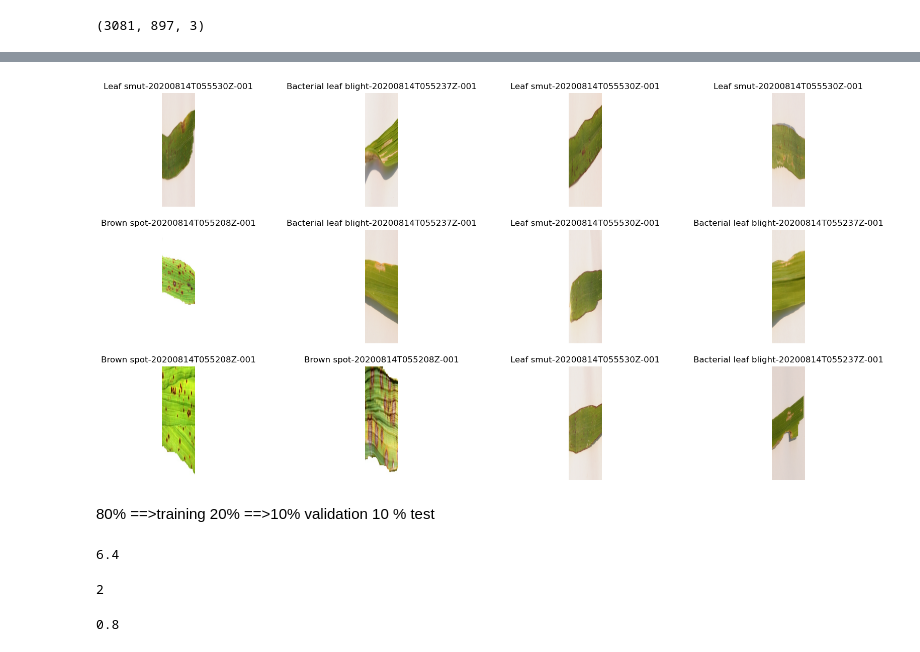
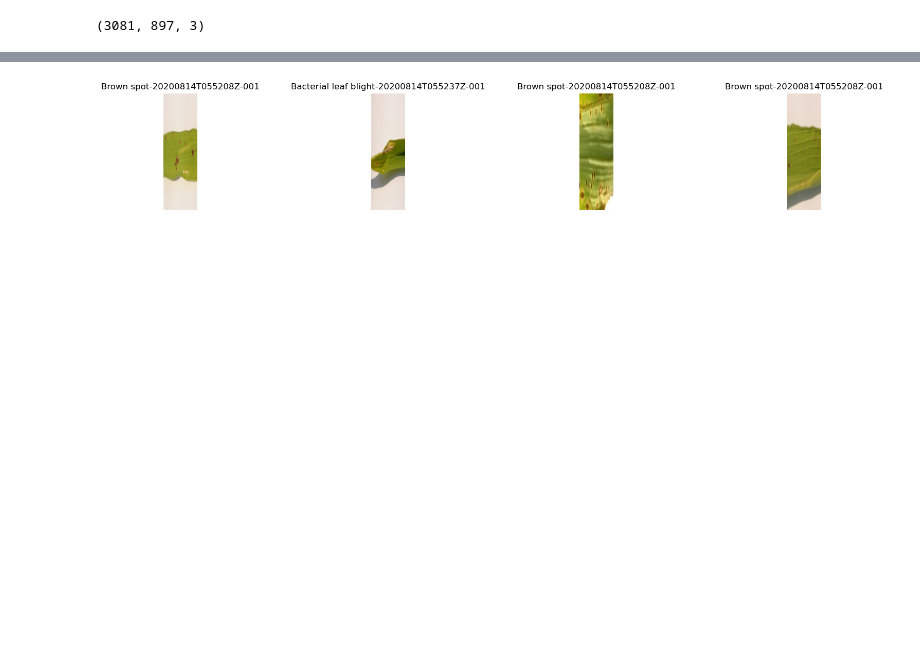
Before and after one commit to favaskri/RiceDisease, a Jupyter notebook: Rice_Leaf_Disease.ipynb, the cells around one changed output, grey strips where cells are left out. Drawn from its saved outputs; the diff is of its cells as text; code cells hidden in the pictures; blank space fills up the shorter version.

```diff
--- a/Rice_Leaf_Disease.ipynb
+++ b/Rice_Leaf_Disease.ipynb
@@ -11,7 +11,7 @@ from tensorflow.keras import models,layers
 # %% [output]
 TensorFlow version: 2.11.0
 # %%
-BATCH_SIZE=15
+BATCH_SIZE=5
 WIDTH=3081
 HIGHT=897
 CHANNELS=3
@@ -56,6 +56,6 @@ for image_batch,label_batch in dataset.take(1):
 # %%
 for image_batch,label_batch in dataset.take(1): # getting image
     plt.imshow(image_batch[1].numpy().astype("uint8")) # adding title name as class name
-    plt.title(class_name[label_batch[5]])
+    plt.title(class_name[label_batch[3]])
     plt.axis('off')
 # %% [output]
@@ -63,19 +63,11 @@ for image_batch,label_batch in dataset.take(1): # getting image
 # %%
 # To show 12 images
 plt.figure(figsize=(20,10))
 for image_batch,label_batch in dataset.take(1):
-    for i in  range(12):
+    for i in  range(4):
         ax=plt.subplot(3,4,i+1)
         plt.imshow(image_batch[i].numpy().astype("uint8"))
         plt.title(class_name[label_batch[i]])
         plt.axis('off')
 # %% [output]
-[figure, old version]
+[figure, new version]
-# %% [markdown]
-80% ==>training
-20% ==>10% validation 10 % test
-# %%
-train_size=.80
-len(dataset)*train_size
-# %% [output]
-6.4
@@ -84,10 +73,0 @@ train_ds=dataset.take(6)
-# %%
-test_ds=dataset.skip(6)
-len(test_ds)
-# %% [output]
-2
-# %%
-val_size=0.1
-len(dataset)*val_size
-# %% [output]
-0.8
```
Also changed, not shown: parts of 19 cells of this notebook.
